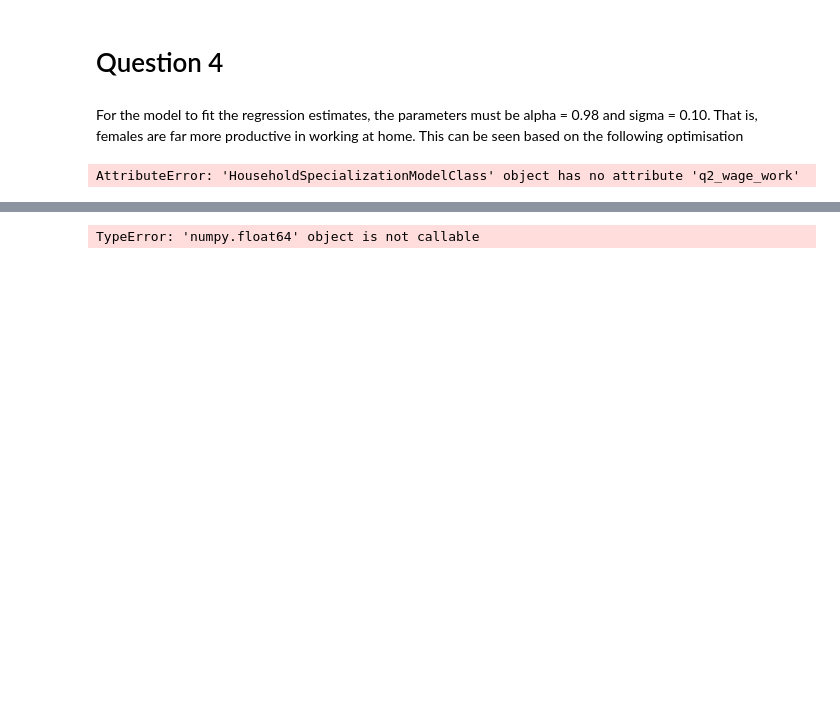
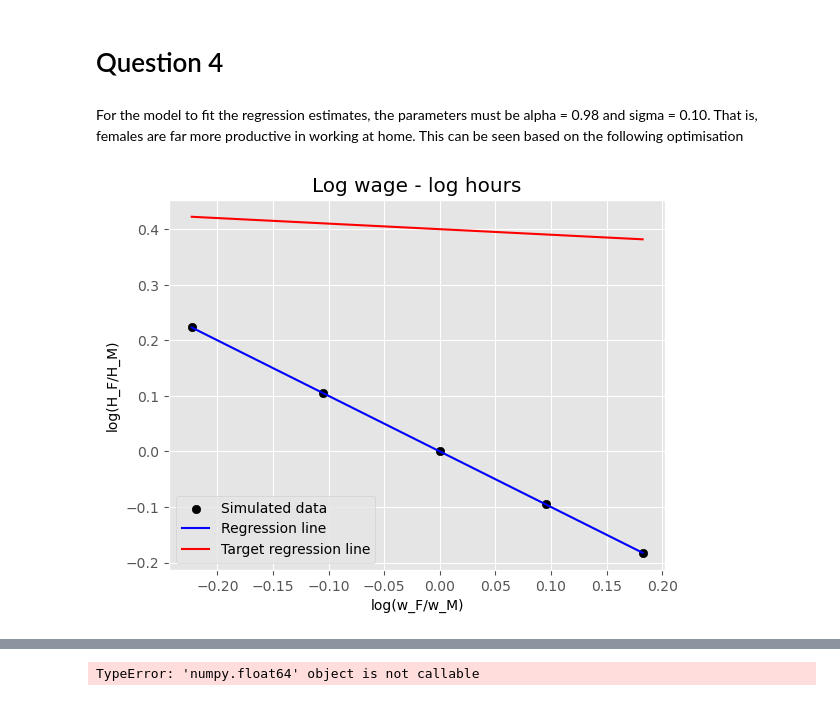
Before and after one commit to NumEconCopenhagen/projects-2023-mathias-emma, a Jupyter notebook: inauguralproject/inauguralproject.ipynb, the cells around one changed output, grey strips where cells are left out. Cells and saved outputs as stored; diff of their text form; code cells hidden in the pictures; blank space fills up the shorter version.

```diff
--- a/inauguralproject/inauguralproject.ipynb
+++ b/inauguralproject/inauguralproject.ipynb
@@ -131,32 +131,32 @@ model_4 =HouseholdSpecializationModelClass()
 # 2. Set parameter lists
 wF_vec = np.linspace(0.8,1.2,5)
 par = model_4.par
 
 
 # 3. solving for optimal hours worked given relative wages
-log_rel_wage, log_rel_hours = model_4.q2_wage_work(wF_vec, discrete=False)
+log_rel_wage, log_rel_hours = model_4.solve_wage_work(wF_vec, discrete=False)
 
 
 # 5. Solving for the regression coefficients
 sol = model_4.run_regression_ny(log_rel_wage, log_rel_hours)
 
 # b. Plotting
 fig = plt.figure()
 ax = fig.add_subplot(1,1,1)
 
 # i. plot data
 ax.scatter(log_rel_wage, log_rel_hours, color='black', label = 'Simulated data')
 
 # ii. plot regression line
 ax.plot(log_rel_wage, sol.beta0 + sol.beta1*log_rel_wage, color='blue', label = 'Regression line')
 ax.plot(log_rel_wage, par.beta0_target + par.beta1_target*log_rel_wage, color='red', label = 'Target regression line')
 
 
 ax.set_xlabel('log(w_F/w_M)')
 ax.set_ylabel('log(H_F/H_M)')
 ax.legend()
 
 ax.set_title('Log wage - log hours')
 plt.show()
 # %% [output]
-AttributeError: 'HouseholdSpecializationModelClass' object has no attribute 'q2_wage_work'
+[figure, added]
```
Also changed, not shown: parts of 6 cells of this notebook, 1 other file.
